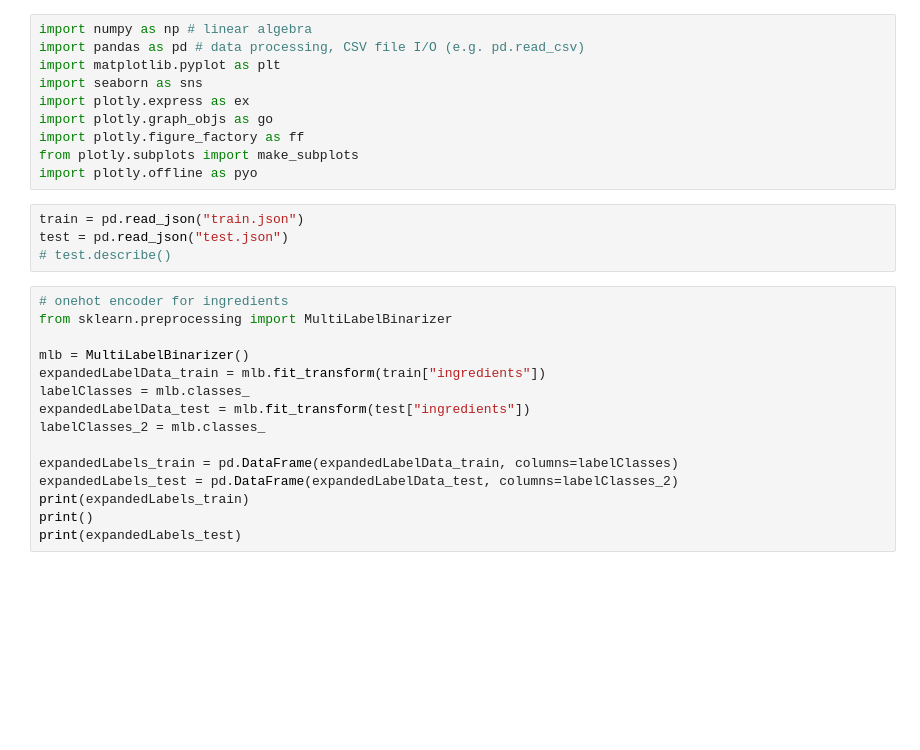
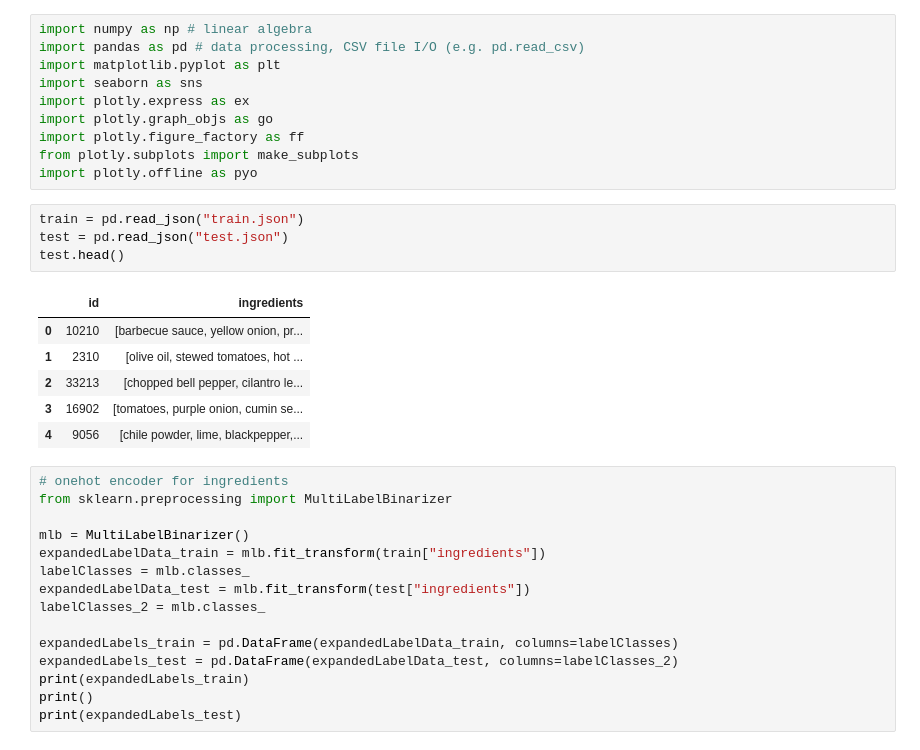
Before and after one commit to eesss34690/ML_Cuisine_Category_Predictor, a Jupyter notebook: hw4.ipynb, the cells around one changed output. Drawn from its saved outputs; the diff is of its cells as text; blank space fills up the shorter version.

```diff
--- a/hw4.ipynb
+++ b/hw4.ipynb
@@ -11,7 +11,14 @@ import plotly.offline as pyo
 # %%
 train = pd.read_json("train.json")
 test = pd.read_json("test.json")
-# test.describe()
+test.head()
+# %% [output]
+|  | id | ingredients |
+| 0 | 10210 | [barbecue sauce, yellow onion, pr... |
+| 1 | 2310 | [olive oil, stewed tomatoes, hot ... |
+| 2 | 33213 | [chopped bell pepper, cilantro le... |
+| 3 | 16902 | [tomatoes, purple onion, cumin se... |
+| 4 | 9056 | [chile powder, lime, blackpepper,... |
 # %%
 # onehot encoder for ingredients
 from sklearn.preprocessing import MultiLabelBinarizer
```
Also changed, not shown: parts of 9 cells of this notebook, 14 other files.
